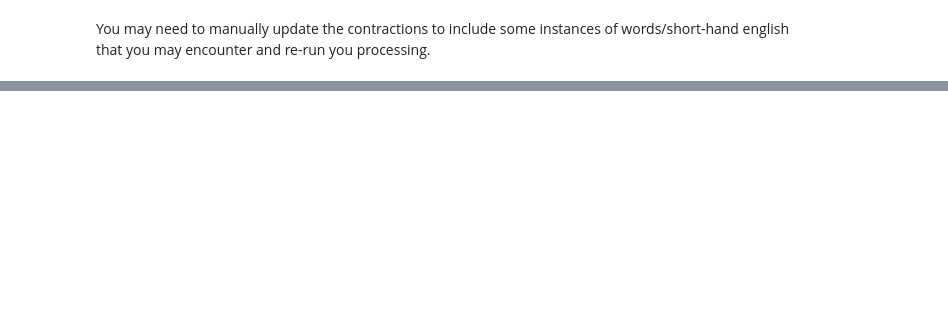
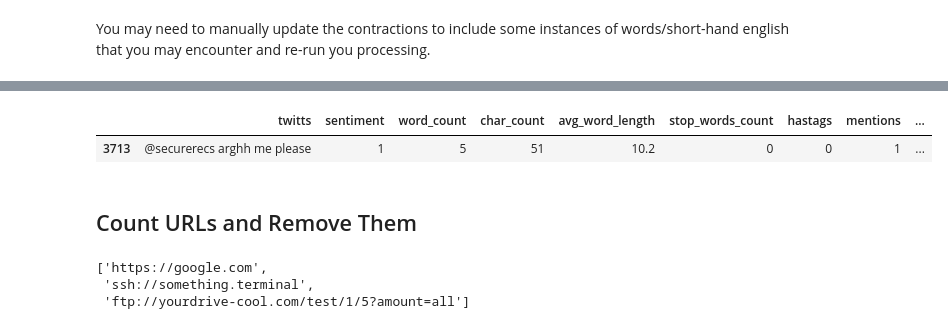
Before and after one commit to CRSpradlin/natural-language-processing-course, a Jupyter notebook: NLP Course Work/6. Text Cleaning and Preprocessing/CompleteTextCleaningAndPreprocessing.ipynb, the cells around one changed output, grey strips where cells are left out. Cells and saved outputs as stored; diff of their text form; code cells hidden in the pictures; blank space fills up the shorter version.

```diff
--- a/NLP Course Work/6. Text Cleaning and Preprocessing/CompleteTextCleaningAndPreprocessing.ipynb
+++ b/NLP Course Work/6. Text Cleaning and Preprocessing/CompleteTextCleaningAndPreprocessing.ipynb
@@ -372,0 +412,2 @@ You may need to manually update the contractions to include some instances of wo
+# %%
+x = df.iloc[3713]['twitts']
@@ -372,0 +418,4 @@ You may need to manually update the contractions to include some instances of wo
+# %%
+df['emails'] = df.twitts.apply(lambda x: re.findall(r'([a-z0-9+._-]+@[a-z0-9+._-]+\.[a-z0-9+_-]+\b)', x))
+# %%
+df['email_count'] = df.emails.apply(lambda x: len(x))
@@ -372,0 +427,9 @@ You may need to manually update the contractions to include some instances of wo
+# %%
+df['twitts'] = df.twitts.apply(lambda x: re.sub(r'([a-z0-9+._-]+@[a-z0-9+._-]+\.[a-z0-9+_-]+\b)', '', x))
+# %%
+df[df['email_count']>0]
+# %% [output]
+|  | twitts | sentiment | word_count | char_count | avg_word_length | stop_words_count | hastags | mentions | ... |
+| 3713 | @securerecs arghh me please | 1 | 5 | 51 | 10.2 | 0 | 0 | 1 | ... |
+# %% [markdown]
+## Count URLs and Remove Them
@@ -372,0 +438,6 @@ You may need to manually update the contractions to include some instances of wo
+# %%
+re.findall(r'\S+://\S+', x)
+# %% [output]
+['https://google.com',
+ 'ssh://something.terminal',
+ 'ftp://yourdrive-cool.com/test/1/5?amount=all']
```
Also changed, not shown: parts of 55 cells of this notebook.
